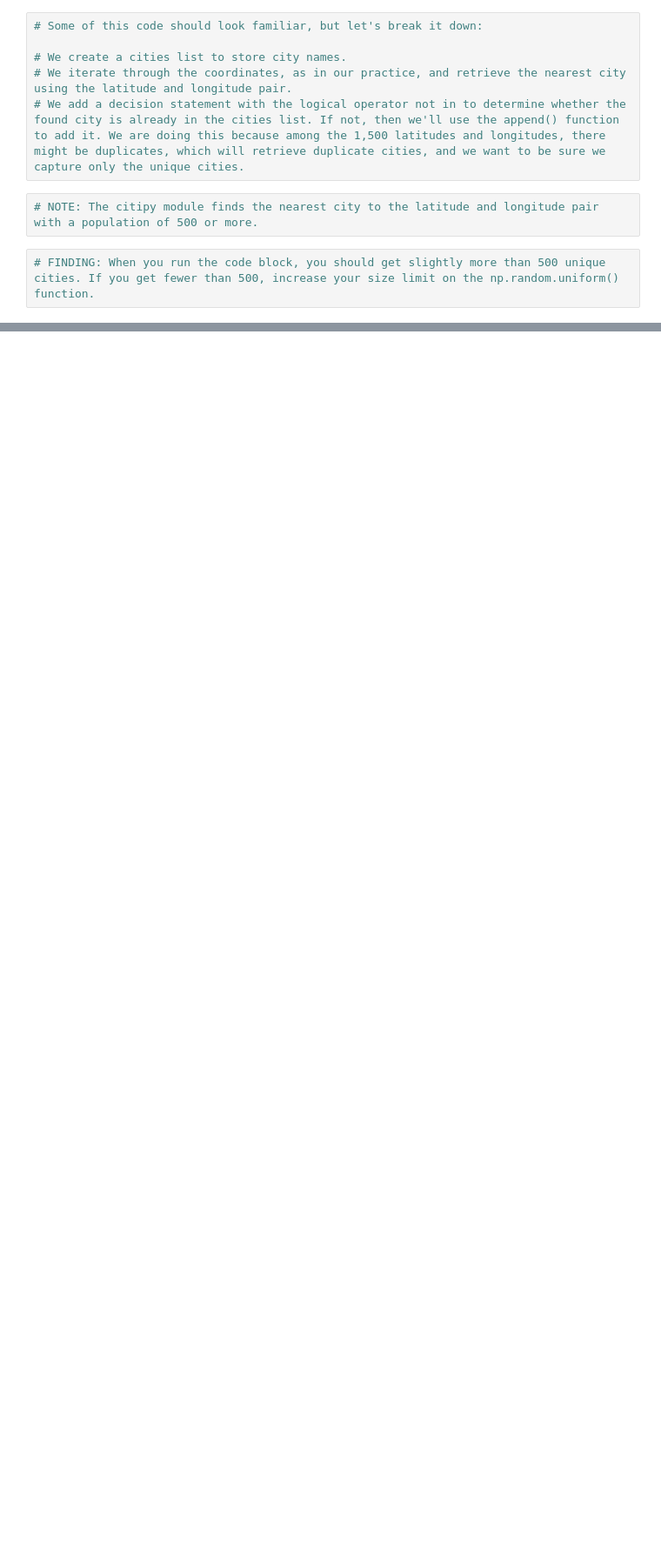
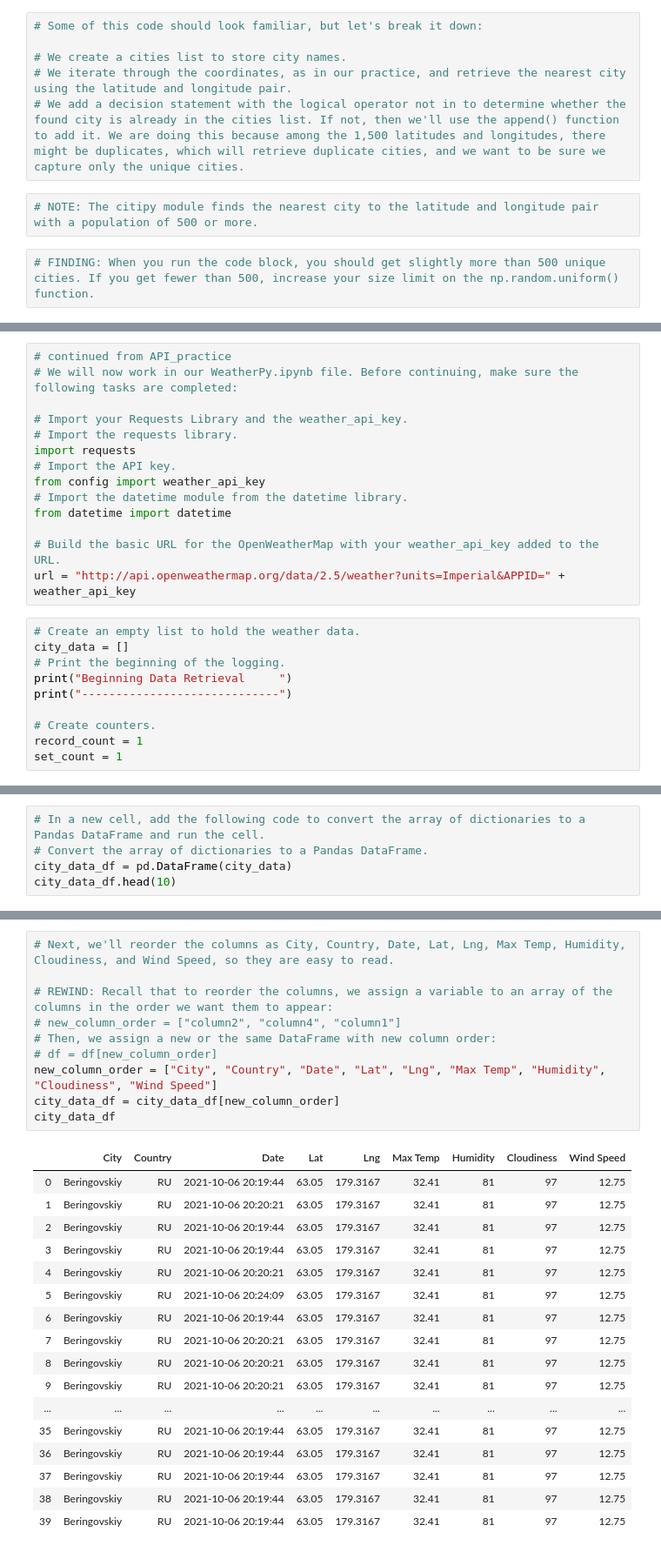
Before and after one commit to ltmurphy/World_Weather_Analysis, a Jupyter notebook: WeatherPy.ipynb, the cells around one changed output, grey strips where cells are left out. Shown: that part at 87% size. Saved outputs shown, nothing was run; the diff lists cells and outputs as text; blank space fills up the shorter version.

```diff
--- a/WeatherPy.ipynb
+++ b/WeatherPy.ipynb
@@ -77,0 +140,24 @@ len(cities)
+# %%
+# continued from API_practice
+# We will now work in our WeatherPy.ipynb file. Before continuing, make sure the following tasks are completed:
+
+# Import your Requests Library and the weather_api_key.
+# Import the requests library.
+import requests
+# Import the API key.
+from config import weather_api_key
+# Import the datetime module from the datetime library.
+from datetime import datetime
+
+# Build the basic URL for the OpenWeatherMap with your weather_api_key added to the URL.
+url = "http://api.openweathermap.org/data/2.5/weather?units=Imperial&APPID=" + weather_api_key
+# %%
+# Create an empty list to hold the weather data.
+city_data = []
+# Print the beginning of the logging.
+print("Beginning Data Retrieval     ")
+print("-----------------------------")
+
+# Create counters.
+record_count = 1
+set_count = 1
@@ -77,0 +295,5 @@ len(cities)
+# %%
+# In a new cell, add the following code to convert the array of dictionaries to a Pandas DataFrame and run the cell.
+# Convert the array of dictionaries to a Pandas DataFrame.
+city_data_df = pd.DataFrame(city_data)
+city_data_df.head(10)
@@ -77,0 +312,28 @@ len(cities)
+# %%
+# Next, we'll reorder the columns as City, Country, Date, Lat, Lng, Max Temp, Humidity, Cloudiness, and Wind Speed, so they are easy to read.
+
+# REWIND: Recall that to reorder the columns, we assign a variable to an array of the columns in the order we want them to appear:
+# new_column_order = ["column2", "column4", "column1"]
+# Then, we assign a new or the same DataFrame with new column order:
+# df = df[new_column_order]
+new_column_order = ["City", "Country", "Date", "Lat", "Lng", "Max Temp", "Humidity", "Cloudiness", "Wind Speed"]
+city_data_df = city_data_df[new_column_order]
+city_data_df
+# %% [output]
+|  | City | Country | Date | Lat | Lng | Max Temp | Humidity | Cloudiness | Wind Speed |
+| 0 | Beringovskiy | RU | 2021-10-06 20:19:44 | 63.05 | 179.3167 | 32.41 | 81 | 97 | 12.75 |
+| 1 | Beringovskiy | RU | 2021-10-06 20:20:21 | 63.05 | 179.3167 | 32.41 | 81 | 97 | 12.75 |
+| 2 | Beringovskiy | RU | 2021-10-06 20:19:44 | 63.05 | 179.3167 | 32.41 | 81 | 97 | 12.75 |
+| 3 | Beringovskiy | RU | 2021-10-06 20:19:44 | 63.05 | 179.3167 | 32.41 | 81 | 97 | 12.75 |
+| 4 | Beringovskiy | RU | 2021-10-06 20:20:21 | 63.05 | 179.3167 | 32.41 | 81 | 97 | 12.75 |
+| 5 | Beringovskiy | RU | 2021-10-06 20:24:09 | 63.05 | 179.3167 | 32.41 | 81 | 97 | 12.75 |
+| 6 | Beringovskiy | RU | 2021-10-06 20:19:44 | 63.05 | 179.3167 | 32.41 | 81 | 97 | 12.75 |
+| 7 | Beringovskiy | RU | 2021-10-06 20:20:21 | 63.05 | 179.3167 | 32.41 | 81 | 97 | 12.75 |
+| 8 | Beringovskiy | RU | 2021-10-06 20:20:21 | 63.05 | 179.3167 | 32.41 | 81 | 97 | 12.75 |
+| 9 | Beringovskiy | RU | 2021-10-06 20:20:21 | 63.05 | 179.3167 | 32.41 | 81 | 97 | 12.75 |
+| ... | ... | ... | ... | ... | ... | ... | ... | ... | ... |
+| 35 | Beringovskiy | RU | 2021-10-06 20:19:44 | 63.05 | 179.3167 | 32.41 | 81 | 97 | 12.75 |
+| 36 | Beringovskiy | RU | 2021-10-06 20:19:44 | 63.05 | 179.3167 | 32.41 | 81 | 97 | 12.75 |
+| 37 | Beringovskiy | RU | 2021-10-06 20:19:44 | 63.05 | 179.3167 | 32.41 | 81 | 97 | 12.75 |
+| 38 | Beringovskiy | RU | 2021-10-06 20:19:44 | 63.05 | 179.3167 | 32.41 | 81 | 97 | 12.75 |
+| 39 | Beringovskiy | RU | 2021-10-06 20:19:44 | 63.05 | 179.3167 | 32.41 | 81 | 97 | 12.75 |
```
Also changed, not shown: parts of 24 cells of this notebook, 3 other files.
